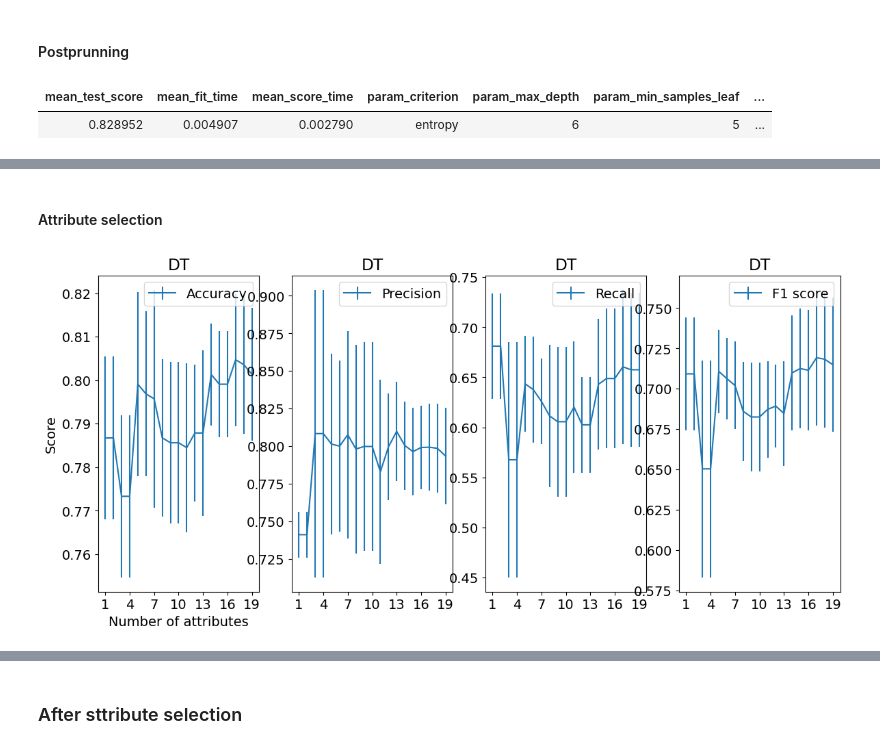
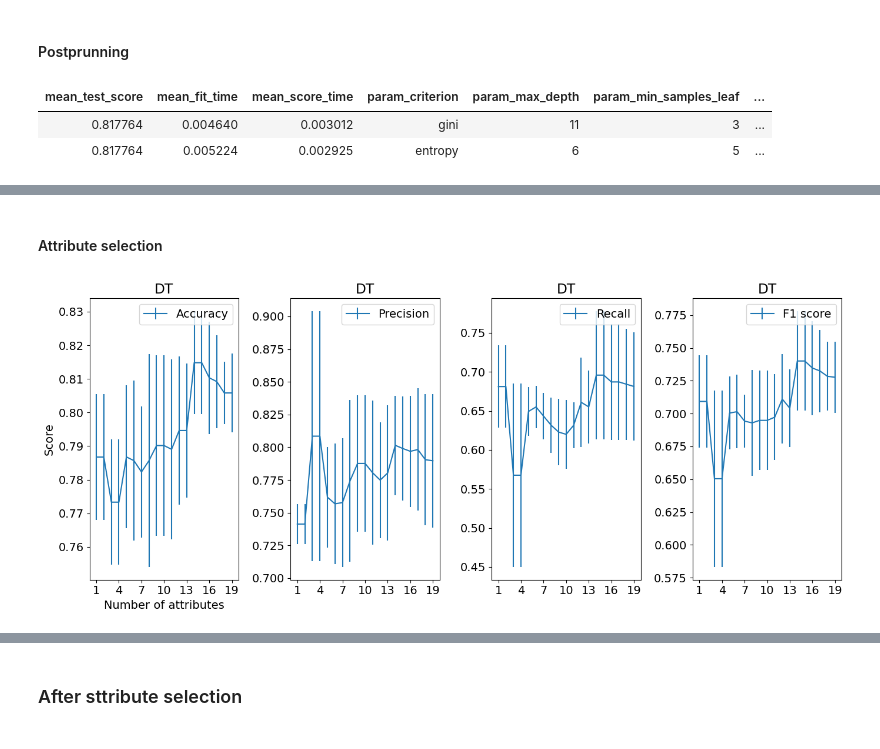
Before and after one commit to AdvancedGroupBootcamp/ai_marie_alex_moussa, a Jupyter notebook: Project 4/MiniProject 4(GNB vs DT).ipynb, the cells around one changed output, grey strips where cells are left out. Saved outputs shown, nothing was run; the diff lists cells and outputs as text; code cells hidden in the pictures.

```diff
--- a/Project 4/MiniProject 4(GNB vs DT).ipynb
+++ b/Project 4/MiniProject 4(GNB vs DT).ipynb
@@ -304,25 +307,27 @@ graphviz.Source(dot_data,format='png')
 # %%
 criter_range=['gini','entropy']
 max_depth=range(15)
 min_samples_split=range(5,10)
 min_samples_leaf=range(1,6)
 
 param_grid={'criterion':criter_range,'max_depth':max_depth,
             'min_samples_split':min_samples_split,
-            'min_samples_leaf':min_samples_leaf
+            'min_samples_leaf':min_samples_leaf,
+            'splitter':["best","random"]
             }
 
 
 grid_DT=GridSearchCV(DecisionTreeClassifier(), param_grid, cv=5, n_jobs=-1
 )
 
 grid_DT.fit(X_train,y_train)
 
 plot_grid_search(grid_DT)
 table_grid_search(grid_DT)
 # %% [output]
 | mean_test_score | mean_fit_time | mean_score_time | param_criterion | param_max_depth | param_min_samples_leaf | ... |
-| 0.828952 | 0.004907 | 0.002790 | entropy | 6 | 5 | ... |
+| 0.817764 | 0.004640 | 0.003012 | gini | 11 | 3 | ... |
+| 0.817764 | 0.005224 | 0.002925 | entropy | 6 | 5 | ... |
 # %%
 import graphviz
 
@@ -363,6 +368,6 @@ axes[2].set_xticks(np.arange(min(n_attributes_in_range), max(n_attributes_in_ran
 axes[3].set_xticks(np.arange(min(n_attributes_in_range), max(n_attributes_in_range)+1, 3.0))
 plt.show()
 # %% [output]
-[figure, old version]
+[figure, new version]
 # %%
 plt.plot(times['DT'].keys(),times['DT'].values(),"o")
```
Also changed, not shown: parts of 10 cells of this notebook.
